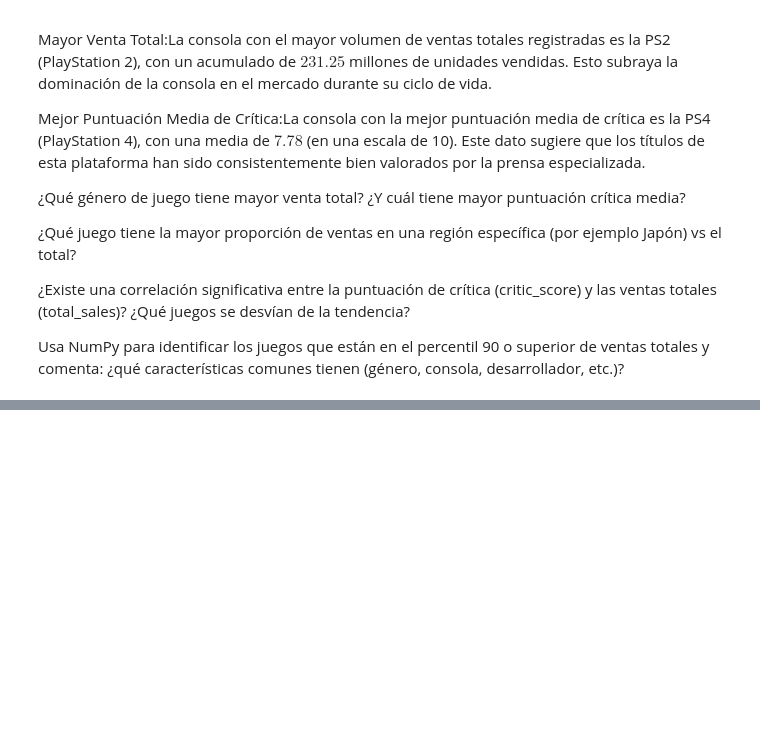
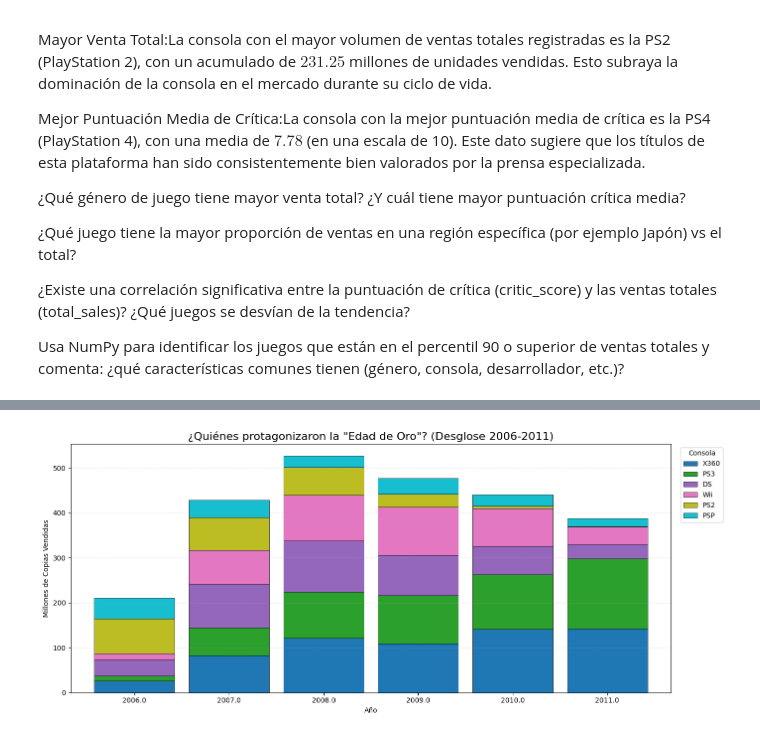
Before and after one commit to Rorro101004/RA3-DataSets, a Jupyter notebook: datasets.ipynb, the cells around one changed output, grey strips where cells are left out. Saved outputs shown, nothing was run; the diff lists cells and outputs as text; code cells hidden in the pictures; blank space fills up the shorter version.

```diff
--- a/datasets.ipynb
+++ b/datasets.ipynb
@@ -427,0 +525,32 @@ Usa NumPy para identificar los juegos que están en el percentil 90 o superior d
+# %%
+
+golden_era = dfVideoJuegos[(dfVideoJuegos['year'] >= 2006) & (dfVideoJuegos['year'] <= 2011)].copy()
+
+ventas_golden = golden_era.groupby(['year', 'console'])['total_sales'].sum().unstack()
+
+top_consolas = ventas_golden.sum().nlargest(6).index
+ventas_golden = ventas_golden[top_consolas]
+
+plt.figure(figsize=(14, 6))
+
+ventas_golden.plot(
+    kind='bar',
+    stacked=True,
+    width=0.85,
+    colormap='tab10',
+    edgecolor='black',
+    linewidth=0.5,
+    ax=plt.gca()
+)
+
+plt.title('¿Quiénes protagonizaron la "Edad de Oro"? (Desglose 2006-2011)', fontsize=16)
+plt.ylabel('Millones de Copias Vendidas')
+plt.xlabel('Año')
+plt.xticks(rotation=0)
+plt.legend(title='Consola', bbox_to_anchor=(1.01, 1), loc='upper left')
+plt.grid(True, axis='y', linestyle='--', alpha=0.3)
+
+plt.tight_layout()
+plt.show()
+# %% [output]
+[figure, added]
```
Also changed, not shown: parts of 14 cells of this notebook.
